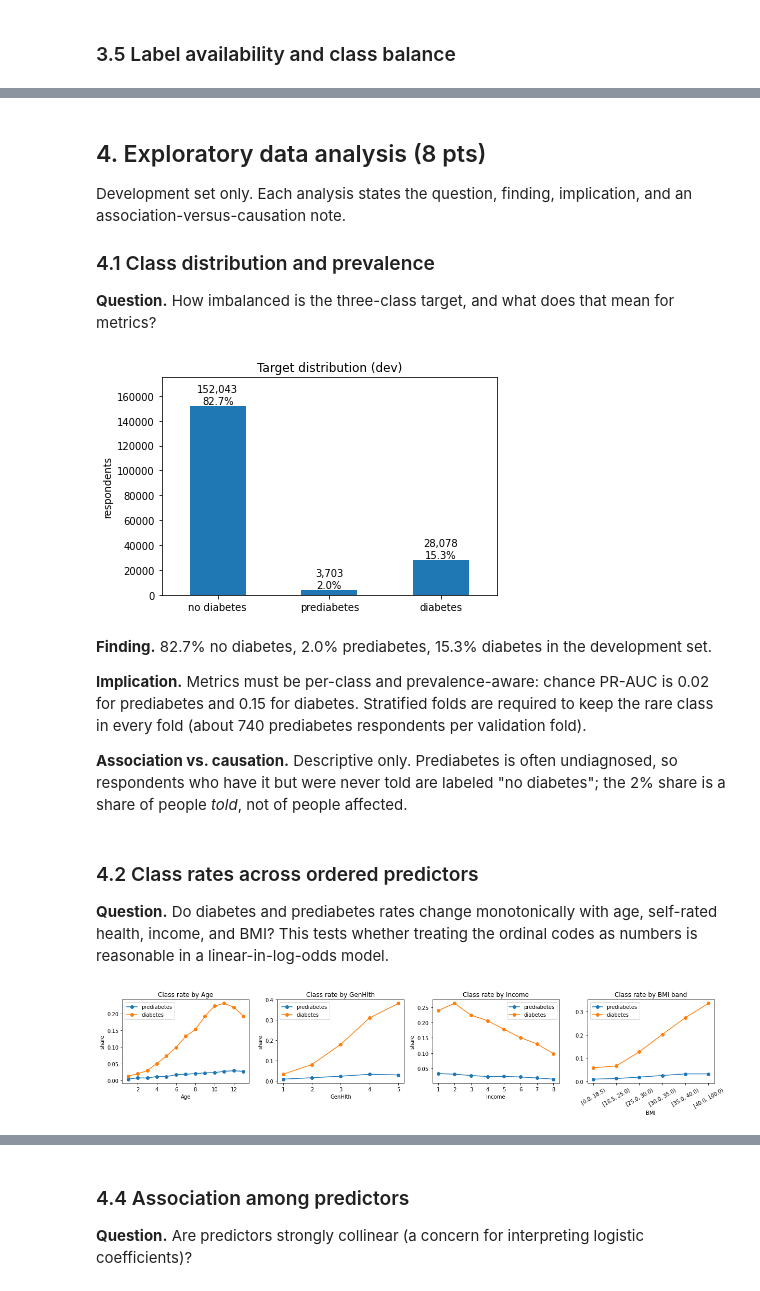
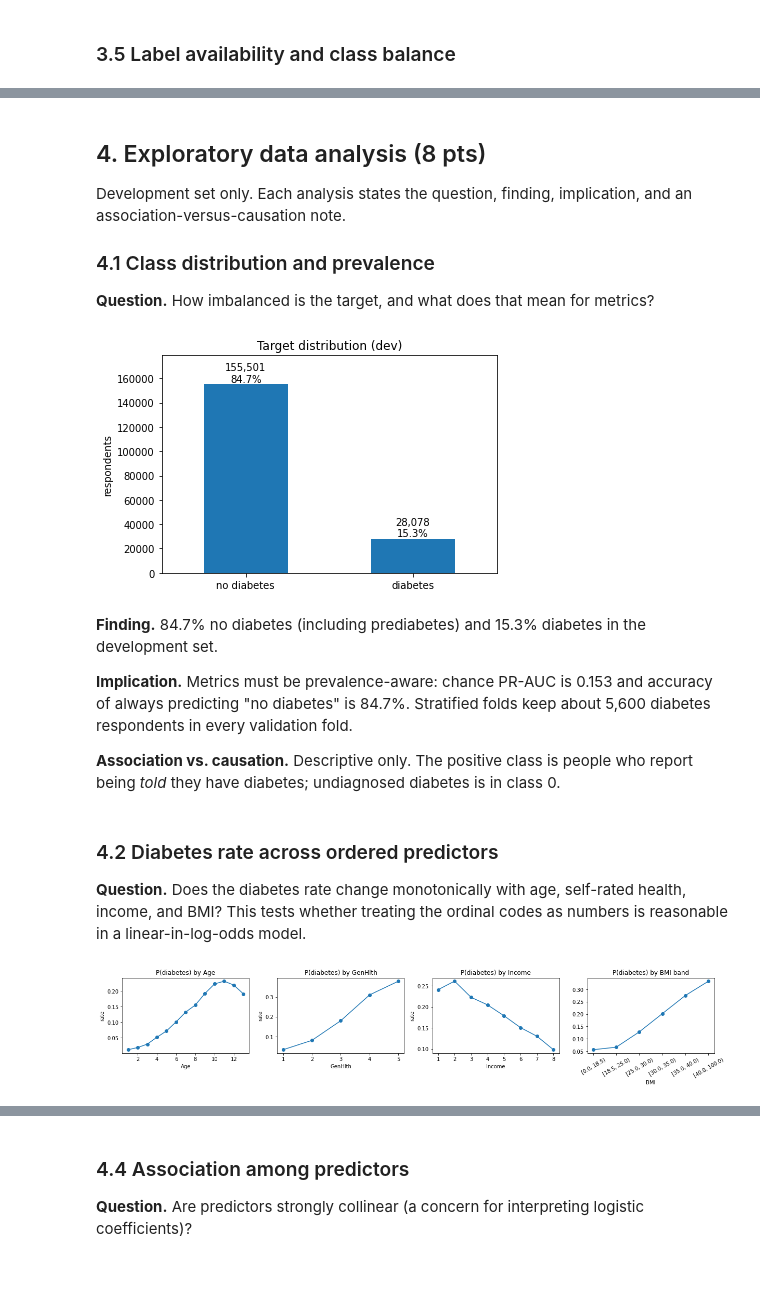
Before and after one commit to charlotteprior/data-5040-2026, a Jupyter notebook: milestone2.ipynb, the cells around one changed output, grey strips where cells are left out. Cells and saved outputs as stored; diff of their text form; code cells hidden in the pictures.

Commit message:
Switch Milestone 2 to UCI-only binary reported-diabetes target
Co-Authored-By: Claude Sonnet 5.5 <noreply@anthropic.com>

```diff
--- a/milestone2.ipynb
+++ b/milestone2.ipynb
@@ -99,8 +87,0 @@ The two files are joined **by row position**, so the code first proves the rows
-# %%
-feats_uci = [c for c in df.columns if c not in ("ID", "Diabetes_binary")]
-assert len(k3) == len(df), "row counts differ"
-assert (df[feats_uci].values == k3[feats_uci].values).all(), "feature values differ row-by-row"
-assert ((k3["Diabetes_012"] == 2).astype(int).values == df["Diabetes_binary"].values).all(), "labels disagree"
-
-df["Diabetes_012"] = k3["Diabetes_012"].astype(int).values
-print("Alignment checks passed. Rows:", len(df))
@@ -108,0 +93,8 @@ Alignment checks passed. Rows: 253680
+# %%
+TARGET = "diabetes_reported"                      # 1 = reported diabetes, 0 = otherwise (see text above)
+df[TARGET] = df["Diabetes_binary"].astype(int)
+assert set(df[TARGET].unique()) == {0, 1}
+LABELS = {0: "no diabetes (incl. prediabetes)", 1: "diabetes"}
+feature_cols = [c for c in df.columns if c not in ("ID", "Diabetes_binary", TARGET)]
+assert len(feature_cols) == 21
+print("features:", len(feature_cols), "| positives:", int(df[TARGET].sum()), f"({df[TARGET].mean():.1%})")
@@ -112,9 +106,4 @@ Procedure and justification: Section 9. Exact duplicate rows (same features **an
 # %%
-TARGET = "Diabetes_012"                          # 0 = no diabetes, 1 = prediabetes, 2 = diabetes
-LABELS = {0: "no diabetes", 1: "prediabetes", 2: "diabetes"}
-feature_cols = [c for c in df.columns if c not in ("ID", "Diabetes_binary", TARGET)]
-assert len(feature_cols) == 21
-
 df_unique = df.drop_duplicates(subset=feature_cols + [TARGET]).reset_index(drop=True)
 
 dev, test = train_test_split(df_unique, test_size=0.20, stratify=df_unique[TARGET],
@@ -455,34 +438,32 @@ pd.concat([bal, prev], axis=1)
 Development set only. Each analysis states the question, finding, implication, and an association-versus-causation note.
 
 ### 4.1 Class distribution and prevalence
-**Question.** How imbalanced is the three-class target, and what does that mean for metrics?
+**Question.** How imbalanced is the target, and what does that mean for metrics?
 # %%
-cls = y_dev.map(LABELS).value_counts().reindex(list(LABELS.values()))
+cls = y_dev.map({0: "no diabetes", 1: "diabetes"}).value_counts().reindex(["no diabetes", "diabetes"])
 ax = cls.plot.bar(title="Target distribution (dev)", rot=0)
 for i, v in enumerate(cls): ax.text(i, v, f"{v:,}\n{v/len(dev):.1%}", ha="center", va="bottom")
 ax.set_ylabel("respondents"); ax.set_ylim(0, cls.max() * 1.15); plt.show()
 # %% [output]
-[figure, old version]
+[figure, new version]
 # %% [markdown]
-**Finding.** 82.7% no diabetes, 2.0% prediabetes, 15.3% diabetes in the development set.
+**Finding.** 84.7% no diabetes (including prediabetes) and 15.3% diabetes in the development set.
 
-**Implication.** Metrics must be per-class and prevalence-aware: chance PR-AUC is 0.02 for prediabetes and 0.15 for diabetes. Stratified folds are required to keep the rare class in every fold (about 740 prediabetes respondents per validation fold).
+**Implication.** Metrics must be prevalence-aware: chance PR-AUC is 0.153 and accuracy of always predicting "no diabetes" is 84.7%. Stratified folds keep about 5,600 diabetes respondents in every validation fold.
 
-**Association vs. causation.** Descriptive only. Prediabetes is often undiagnosed, so respondents who have it but were never told are labeled "no diabetes"; the 2% share is a share of people *told*, not of people affected.
+**Association vs. causation.** Descriptive only. The positive class is people who report being *told* they have diabetes; undiagnosed diabetes is in class 0.
 # %% [markdown]
-### 4.2 Class rates across ordered predictors
-**Question.** Do diabetes and prediabetes rates change monotonically with age, self-rated health, income, and BMI? This tests whether treating the ordinal codes as numbers is reasonable in a linear-in-log-odds model.
+### 4.2 Diabetes rate across ordered predictors
+**Question.** Does the diabetes rate change monotonically with age, self-rated health, income, and BMI? This tests whether treating the ordinal codes as numbers is reasonable in a linear-in-log-odds model.
 # %%
-fig, axes = plt.subplots(1, 4, figsize=(17, 3.6))
+fig, axes = plt.subplots(1, 4, figsize=(17, 3.4))
 for ax, c in zip(axes[:3], ["Age", "GenHlth", "Income"]):
-    for k in (1, 2):
-        (dev[TARGET].eq(k).groupby(dev[c]).mean()).plot(marker="o", ax=ax, label=LABELS[k])
-    ax.set_title(f"Class rate by {c}"); ax.set_ylabel("share"); ax.legend()
+    dev[TARGET].groupby(dev[c]).mean().plot(marker="o", ax=ax, title=f"P(diabetes) by {c}")
+    ax.set_ylabel("rate")
 bmi_bin = pd.cut(dev["BMI"], [0, 18.5, 25, 30, 35, 40, 100], right=False)
-for k in (1, 2):
-    dev[TARGET].eq(k).groupby(bmi_bin).mean().plot(marker="o", ax=axes[3], label=LABELS[k])
-axes[3].set_title("Class rate by BMI band"); axes[3].tick_params(axis="x", rotation=30); axes[3].legend()
+dev[TARGET].groupby(bmi_bin).mean().plot(marker="o", ax=axes[3], title="P(diabetes) by BMI band")
+axes[3].tick_params(axis="x", rotation=30)
 plt.tight_layout(); plt.show()
 # %% [output]
-[figure, old version]
+[figure, new version]
 # %% [markdown]
```
Also changed, not shown: parts of 61 cells of this notebook, 2 other files.
